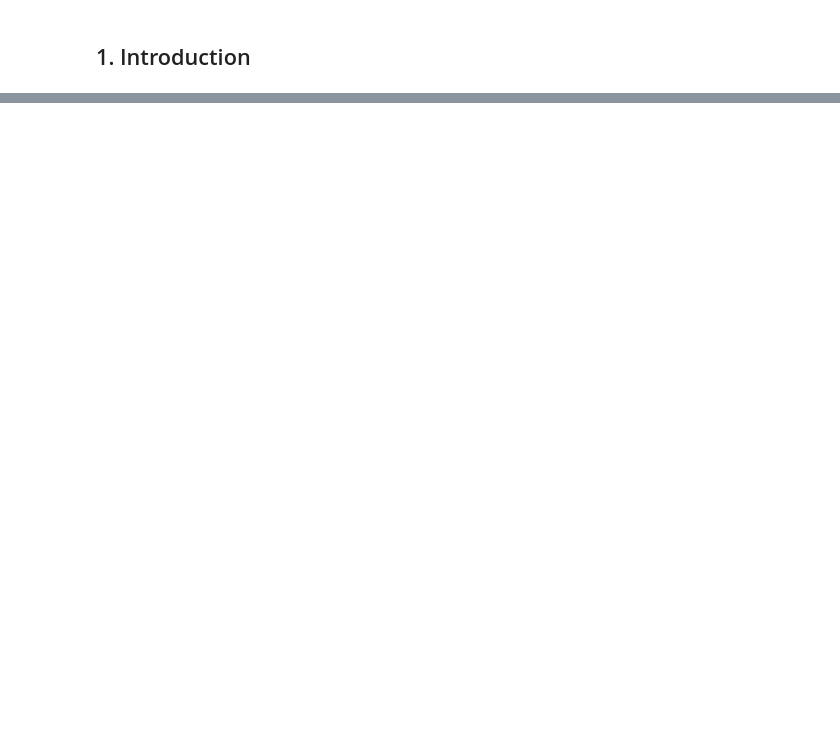
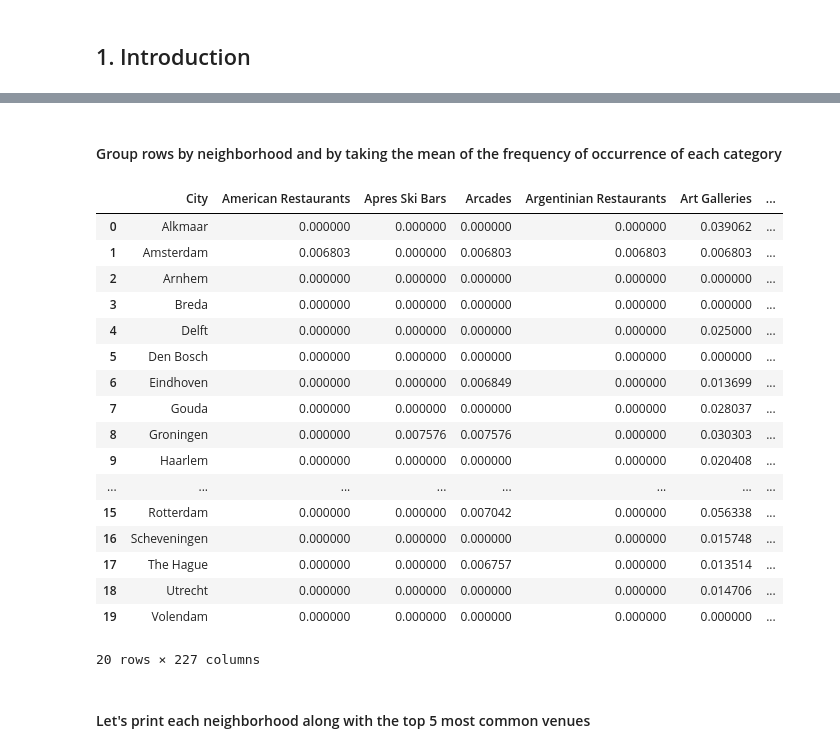
Before and after one commit to MariusILT/Coursera_Capstone, a Jupyter notebook: Capstone_Project_What_city_would_you_visit.ipynb, the cells around one changed output, grey strips where cells are left out. Saved outputs shown, nothing was run; the diff lists cells and outputs as text; code cells hidden in the pictures; blank space fills up the shorter version.

```diff
--- a/Capstone_Project_What_city_would_you_visit.ipynb
+++ b/Capstone_Project_What_city_would_you_visit.ipynb
@@ -63,0 +644,12 @@ For this project the data of foursquare (website: www.foursquare.com) will be us
+# %%
+# one hot encoding
+NL_city_onehot = pd.get_dummies(NL_city_venues[['category']], prefix="", prefix_sep="")
+
+# add neighborhood column back to dataframe
+NL_city_onehot['City'] = NL_city_venues['City']
+
+# move neighborhood column to the first column
+fixed_columns = [NL_city_onehot.columns[-1]] + list(NL_city_onehot.columns[:-1])
+NL_city_onehot = NL_city_onehot[fixed_columns]
+
+NL_city_onehot.head()
@@ -63,0 +664,26 @@ For this project the data of foursquare (website: www.foursquare.com) will be us
+# %% [markdown]
+#### Group rows by neighborhood and by taking the mean of the frequency of occurrence of each category
+# %%
+NL_city_grouped = NL_city_onehot.groupby('City').mean().reset_index()
+NL_city_grouped
+# %% [output]
+|  | City | American Restaurants | Apres Ski Bars | Arcades | Argentinian Restaurants | Art Galleries | ... |
+| 0 | Alkmaar | 0.000000 | 0.000000 | 0.000000 | 0.000000 | 0.039062 | ... |
+| 1 | Amsterdam | 0.006803 | 0.000000 | 0.006803 | 0.006803 | 0.006803 | ... |
+| 2 | Arnhem | 0.000000 | 0.000000 | 0.000000 | 0.000000 | 0.000000 | ... |
+| 3 | Breda | 0.000000 | 0.000000 | 0.000000 | 0.000000 | 0.000000 | ... |
+| 4 | Delft | 0.000000 | 0.000000 | 0.000000 | 0.000000 | 0.025000 | ... |
+| 5 | Den Bosch | 0.000000 | 0.000000 | 0.000000 | 0.000000 | 0.000000 | ... |
+| 6 | Eindhoven | 0.000000 | 0.000000 | 0.006849 | 0.000000 | 0.013699 | ... |
+| 7 | Gouda | 0.000000 | 0.000000 | 0.000000 | 0.000000 | 0.028037 | ... |
+| 8 | Groningen | 0.000000 | 0.007576 | 0.007576 | 0.000000 | 0.030303 | ... |
+| 9 | Haarlem | 0.000000 | 0.000000 | 0.000000 | 0.000000 | 0.020408 | ... |
+| ... | ... | ... | ... | ... | ... | ... | ... |
+| 15 | Rotterdam | 0.000000 | 0.000000 | 0.007042 | 0.000000 | 0.056338 | ... |
+| 16 | Scheveningen | 0.000000 | 0.000000 | 0.000000 | 0.000000 | 0.015748 | ... |
+| 17 | The Hague | 0.000000 | 0.000000 | 0.006757 | 0.000000 | 0.013514 | ... |
+| 18 | Utrecht | 0.000000 | 0.000000 | 0.000000 | 0.000000 | 0.014706 | ... |
+| 19 | Volendam | 0.000000 | 0.000000 | 0.000000 | 0.000000 | 0.000000 | ... |
+20 rows × 227 columns
+# %% [markdown]
+#### Let's print each neighborhood along with the top 5 most common venues
```
Also changed, not shown: parts of 138 cells of this notebook, 4 other files.
